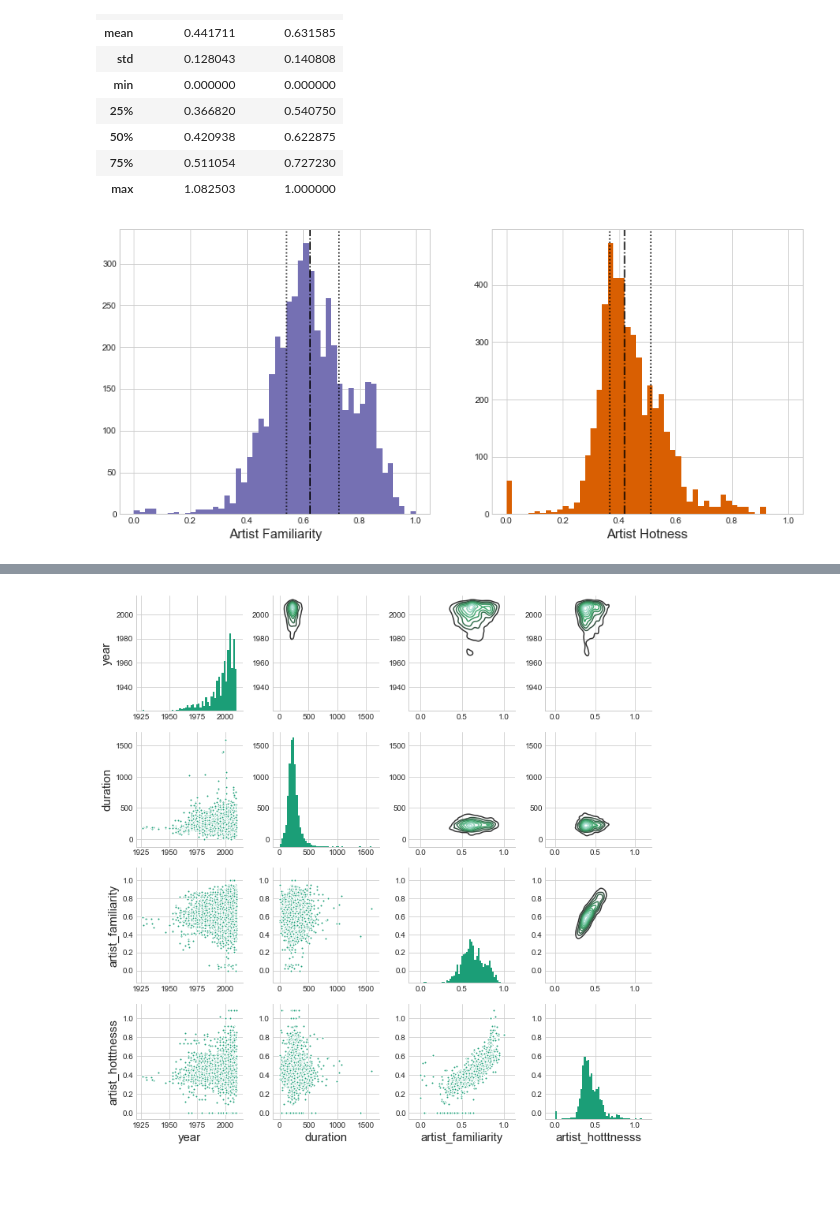
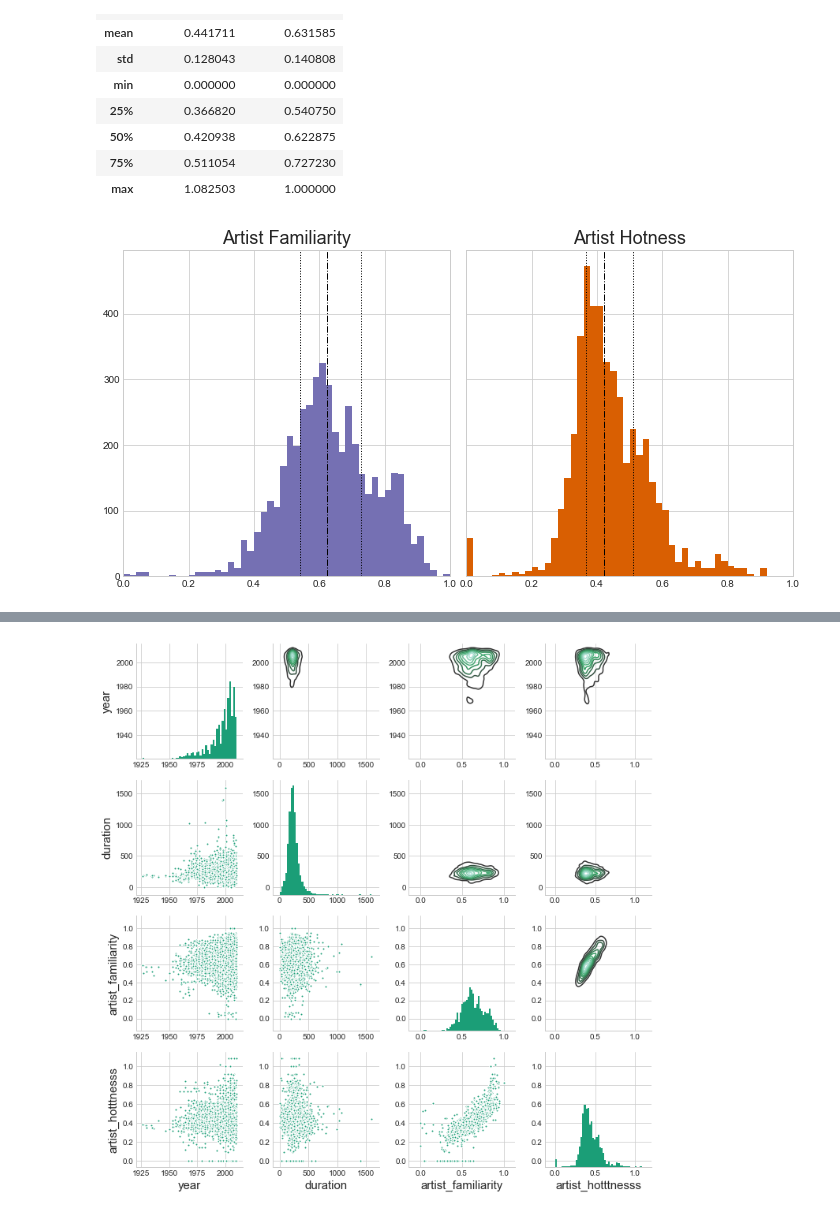
Before and after one commit to pylablanche/MillionSong, a Jupyter notebook: MillionSong_Dataset_Exploration.ipynb, the cells around one changed output, grey strips where cells are left out. Drawn from its saved outputs; the diff is of its cells as text; code cells hidden in the pictures; blank space fills up the shorter version.

```diff
--- a/MillionSong_Dataset_Exploration.ipynb
+++ b/MillionSong_Dataset_Exploration.ipynb
@@ -220,18 +223,21 @@ songs[['artist_hotttnesss','artist_familiarity']].describe()
 | 75% | 0.511054 | 0.727230 |
 | max | 1.082503 | 1.000000 |
 # %%
-fig, ax = plt.subplots(nrows=1, ncols=2, figsize=(14,6), sharex=True)
+fig, ax = plt.subplots(nrows=1, ncols=2, figsize=(12,6), sharex=True, sharey=True)
 
-songs.artist_familiarity.hist(bins=np.linspace(0.0,1.0,51), ax=ax[0], color='C2');
-ax[0].set_xlabel('Artist Familiarity')
-ax[0].axvline(0.54075, linestyle=':', c='k')
-ax[0].axvline(0.622875, linestyle='-.', c='k')
-ax[0].axvline(0.72723, linestyle=':', c='k')
+songs.artist_familiarity.hist(bins=np.arange(0.0,1.02,0.02), ax=ax[0], color='C2');
+ax[0].set_title('Artist Familiarity')
+ax[0].axvline(0.54075, linestyle=':', lw=1.0, c='k')
+ax[0].axvline(0.622875, linestyle='-.', lw=1.0, c='k')
+ax[0].axvline(0.72723, linestyle=':', lw=1.0, c='k')
 
-songs.artist_hotttnesss.hist(bins=np.linspace(0.0,1.0,51), ax=ax[1], color='C1');
-ax[1].set_xlabel('Artist Hotness')
-ax[1].axvline(0.36682, linestyle=':', c='k')
-ax[1].axvline(0.420938, linestyle='-.', c='k')
-ax[1].axvline(0.511054, linestyle=':', c='k');
+songs.artist_hotttnesss.hist(bins=np.arange(0.0,1.02,0.02), ax=ax[1], color='C1');
+ax[1].set_title('Artist Hotness')
+ax[1].axvline(0.36682, linestyle=':', lw=1.0, c='k')
+ax[1].axvline(0.420938, linestyle='-.', lw=1.0, c='k')
+ax[1].axvline(0.511054, linestyle=':', lw=1.0, c='k')
+
+ax[-1].set_xlim(0.0,1.0)
+plt.subplots_adjust(wspace=0.05);
 # %% [output]
-[figure, old version]
+[figure, new version]
```
Also changed, not shown: parts of 63 cells of this notebook.
